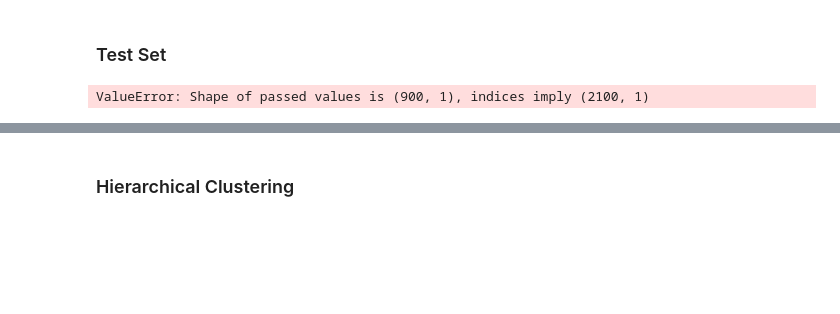
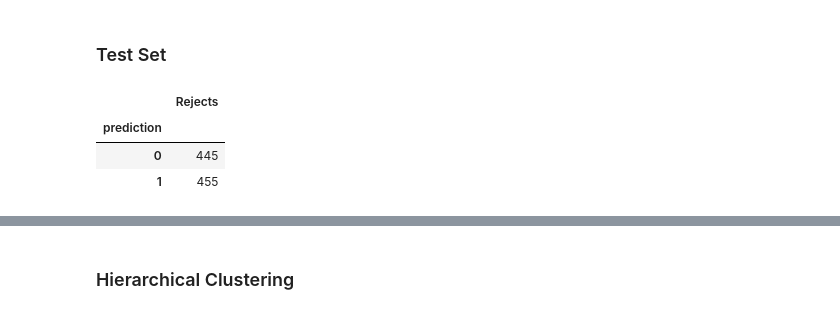
Before and after one commit to AnnaMariaAngelova/Reject_Inference, a Jupyter notebook: RI_Synthetic_Data.ipynb, the cells around one changed output, grey strips where cells are left out. Drawn from its saved outputs; the diff is of its cells as text; code cells hidden in the pictures; blank space fills up the shorter version.

```diff
--- a/RI_Synthetic_Data.ipynb
+++ b/RI_Synthetic_Data.ipynb
@@ -664,17 +672,20 @@ ri6_train
 # %%
 # Predictions
 rej_test_predictions_kmeans2 = kmeans.predict(dfr_test3)
 df_pred_rej_kmeans2 = pd.DataFrame(
     data=rej_test_predictions_kmeans2,
     columns=["prediction"],
-    index=dfr_test2.index.copy(),
+    index=dfr_test3.index.copy(),
 )
 df_pred_rej_kmeans2["Rejects"] = df_pred_rej_kmeans2.groupby("prediction")[
     "prediction"
 ].transform("count")
 df_pred_rej_kmeans2.groupby(["prediction"]).count()
 # %% [output]
-ValueError: Shape of passed values is (900, 1), indices imply (2100, 1)
+|  | Rejects |
+| prediction |  |
+| 0 | 445 |
+| 1 | 455 |
 [interactive output not drawn]
 # %%
 # Join predictions with test new
```
Also changed, not shown: parts of 55 cells of this notebook.
